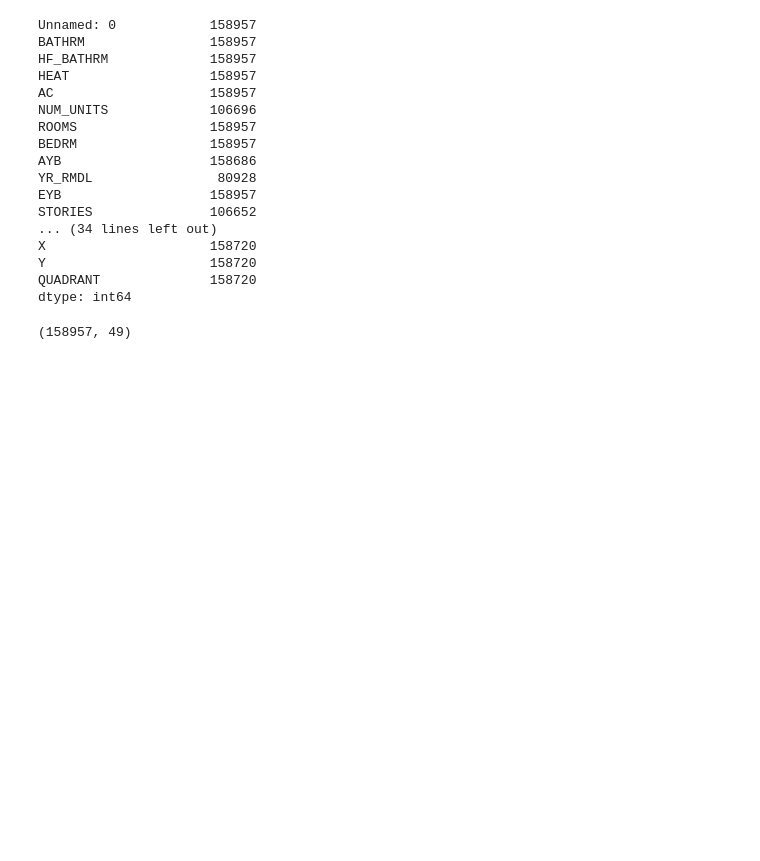
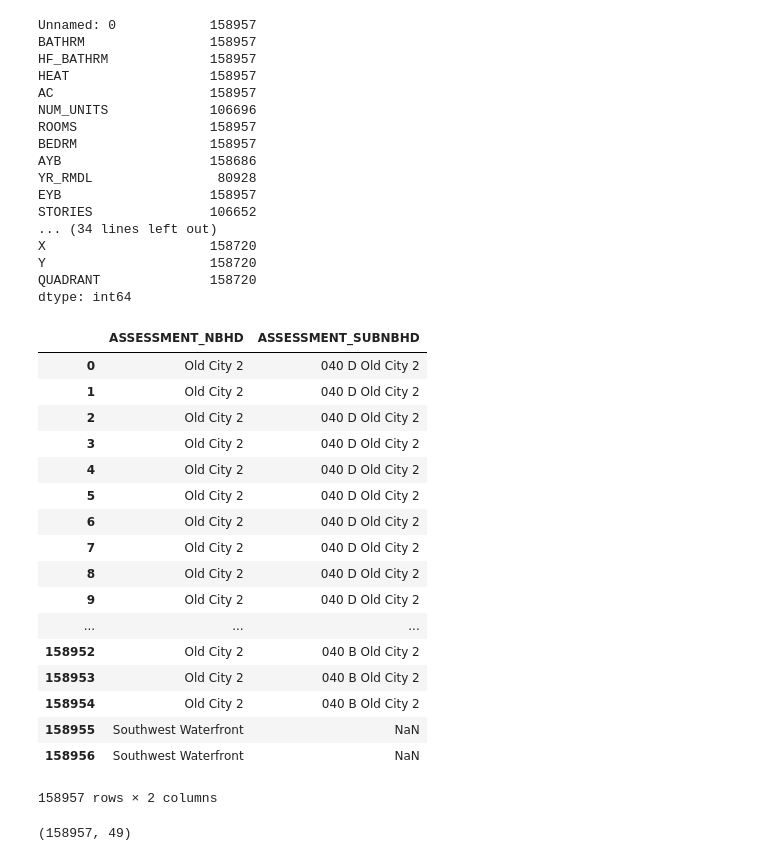
Before and after one commit to traveldud/DATA-Repository-1, a Jupyter notebook: DcPropertiesProject1.ipynb, the cells around one changed output. Saved outputs shown, nothing was run; the diff lists cells and outputs as text; code cells hidden in the pictures; blank space fills up the shorter version.

```diff
--- a/DcPropertiesProject1.ipynb
+++ b/DcPropertiesProject1.ipynb
@@ -37,6 +37,29 @@ X                     158720
 Y                     158720
 QUADRANT              158720
 dtype: int64
+# %%
+df_neigh.drop_duplicates()
+#df.drop_duplicates(['Names'], keep='last')
+df_neigh
+# %% [output]
+|  | ASSESSMENT_NBHD | ASSESSMENT_SUBNBHD |
+| 0 | Old City 2 | 040 D Old City 2 |
+| 1 | Old City 2 | 040 D Old City 2 |
+| 2 | Old City 2 | 040 D Old City 2 |
+| 3 | Old City 2 | 040 D Old City 2 |
+| 4 | Old City 2 | 040 D Old City 2 |
+| 5 | Old City 2 | 040 D Old City 2 |
+| 6 | Old City 2 | 040 D Old City 2 |
+| 7 | Old City 2 | 040 D Old City 2 |
+| 8 | Old City 2 | 040 D Old City 2 |
+| 9 | Old City 2 | 040 D Old City 2 |
+| ... | ... | ... |
+| 158952 | Old City 2 | 040 B Old City 2 |
+| 158953 | Old City 2 | 040 B Old City 2 |
+| 158954 | Old City 2 | 040 B Old City 2 |
+| 158955 | Southwest Waterfront | NaN |
+| 158956 | Southwest Waterfront | NaN |
+158957 rows × 2 columns
 # %%
 df.shape
 # %% [output]
```
Also changed, not shown: parts of 9 cells of this notebook.
